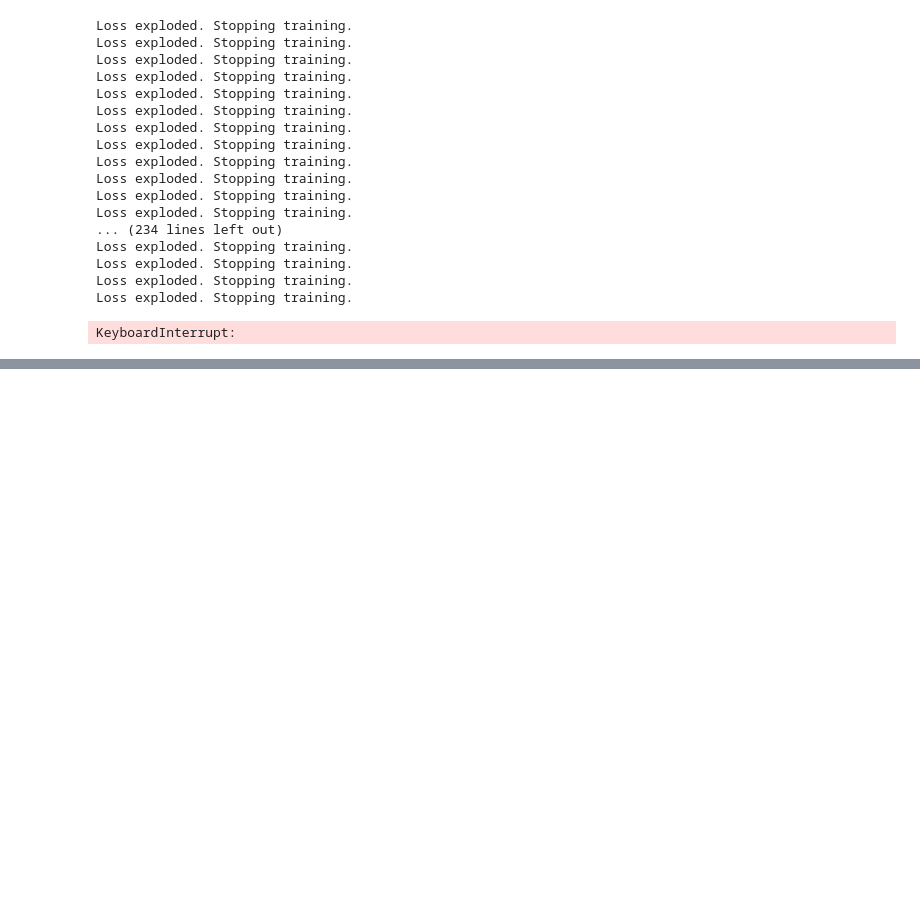
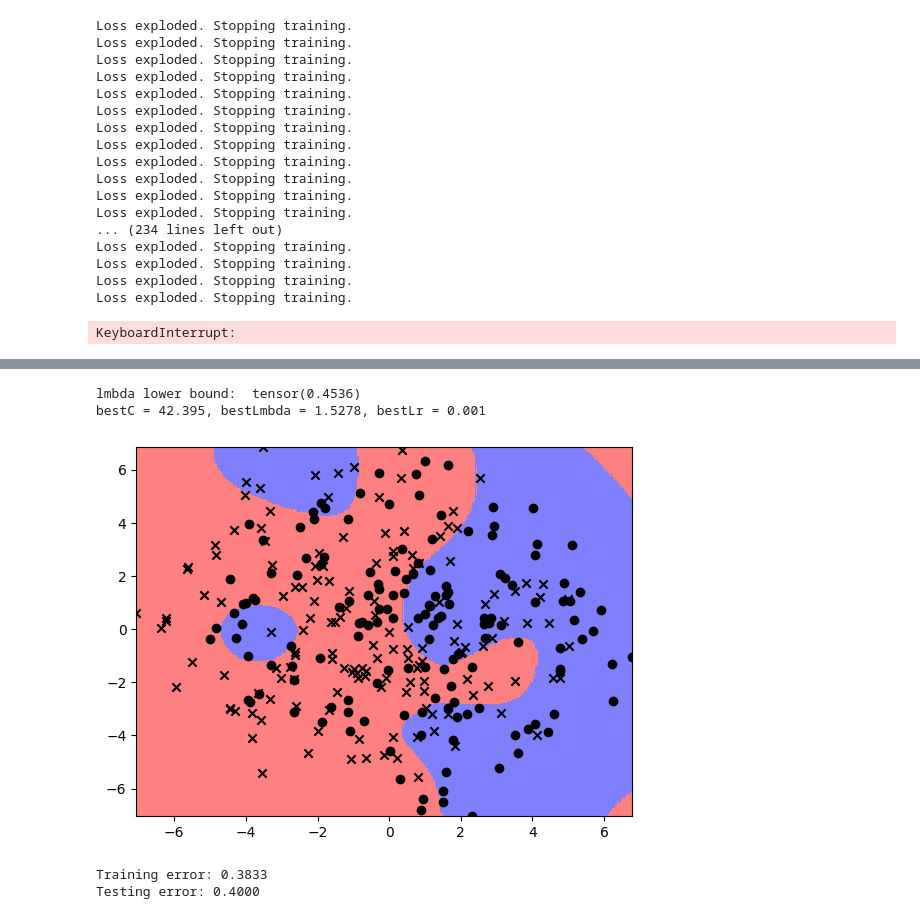
Before and after one commit to eirikbaekkelund/Applied-ML, a Jupyter notebook: cw2/cw2.ipynb, the cells around one changed output, grey strips where cells are left out. Drawn from its saved outputs; the diff is of its cells as text; code cells hidden in the pictures; blank space fills up the shorter version.

Commit message:
update with new test sets

```diff
--- a/cw2/cw2.ipynb
+++ b/cw2/cw2.ipynb
@@ -503,10 +1483,9 @@ class StandardizedKernelSVM(nn.Module):
     def standardize_X(self, X):
         return (X - self.X_mu) / self.X_std
 
-
-    def forward(self, xTr, x):
+    def forward(self, x):
         x = self.standardize_X(x)
-        K = computeK(self.kernel_type, xTr, x, self.kpar)
+        K = computeK(self.kernel_type, self.xTr, x, self.kpar)
 
         return K.T @ self.beta + self.b
 # %%
@@ -526,7 +1505,7 @@ def standardized_dualSVM(xTr, yTr, kernel_type, num_epochs=1000, C=10, lmbda=0,
         if loss > 1e20:
             break
 
-    return lambda x: strd_kernel_svm.forward(strd_kernel_svm.xTr, x)
+    return lambda x: strd_kernel_svm.forward(x)
 # %%
 def efficient_grid_search(xTr, yTr, lmbda_list, c_list, lr_list=(0.01)):
     """
@@ -582,18 +1561,14 @@ def autosvm(xTr,yTr):
     xTr_copy = xTr.clone()
     xTr_copy = standardize_X(xTr_copy)
 
-    lmbda_lower = lmbda_bound_rbf(xTr_copy)
-
-    print('lmbda lower bound: ', lmbda_lower)
-
-    lmbdaList=( np.linspace(lmbda_lower, 5*lmbda_lower,10) )
-    CList = ( np.linspace(0.01, 100, 10) )
-
-    print('lmbda list: ', lmbdaList)
-    print('C list: ', CList)
-
-    # get c list to be reciprocal of lmbda list
-    lrList=(np.linspace(0.001,0,1,3))
+    # lmbda_lower = lmbda_bound_rbf(xTr_copy)
+    # #print('lmbda lower bound: ', lmbda_lower)
+    # lmbdaList=(np.linspace(lmbda_lower, 5*lmbda_lower,20) )
+    # CList = ( np.linspace(0.1, 5, 10) )
+    CList = (2**np.linspace(-5, 15, 21) )
+    lrList=(2**np.linspace(-15,3,19))
+    print('lmbdaList: ', lmbdaList)
+    print('CList: ', CList)
 
     bestLmbda, bestC, bestLr = efficient_grid_search(xTr, yTr, lmbdaList, CList, lrList)
 
@@ -653,0 +1602,21 @@ Testing error: 0.1167
+# %%
+
+X, y = generate_test_set()
+x_train, x_test, y_train, y_test = train_test_split(X, y)
+
+svmclassify=autosvm(x_train,y_train)
+visclassifier.visclassifier(svmclassify,X,y)
+
+predsTr=svmclassify(x_train)
+trainingerr=torch.mean((torch.sign(predsTr)!=y_train).float())
+print("Training error: %2.4f" % trainingerr)
+
+predsTe=svmclassify(x_test)
+testingerr=torch.mean((torch.sign(predsTe)!=y_test).float())
+print("Testing error: %2.4f" % testingerr)
+# %% [output]
+lmbda lower bound:  tensor(0.4536)
+bestC = 42.395, bestLmbda = 1.5278, bestLr = 0.001
+[figure, added]
+Training error: 0.3833
+Testing error: 0.4000
```
Also changed, not shown: parts of 4 cells of this notebook.
